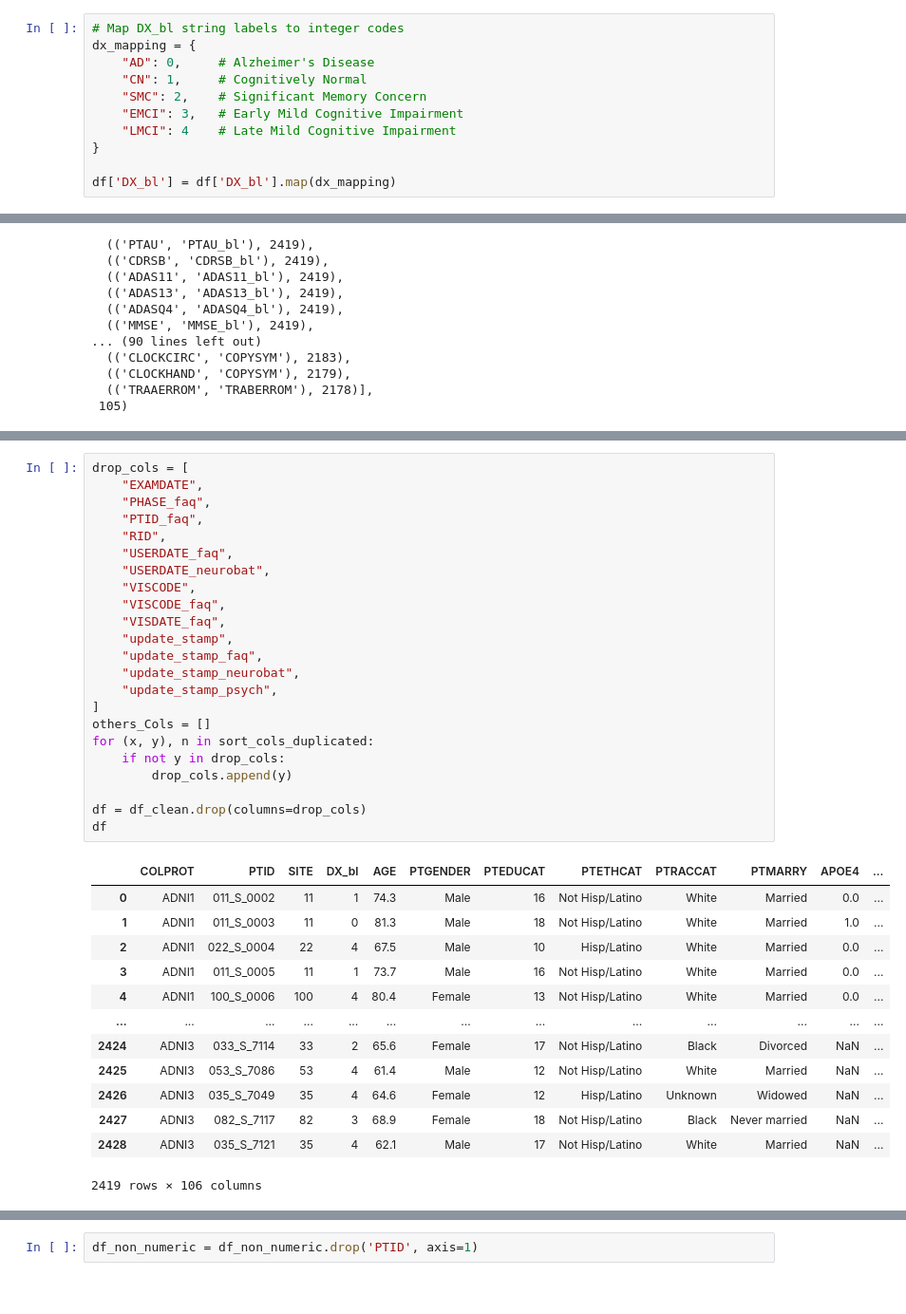
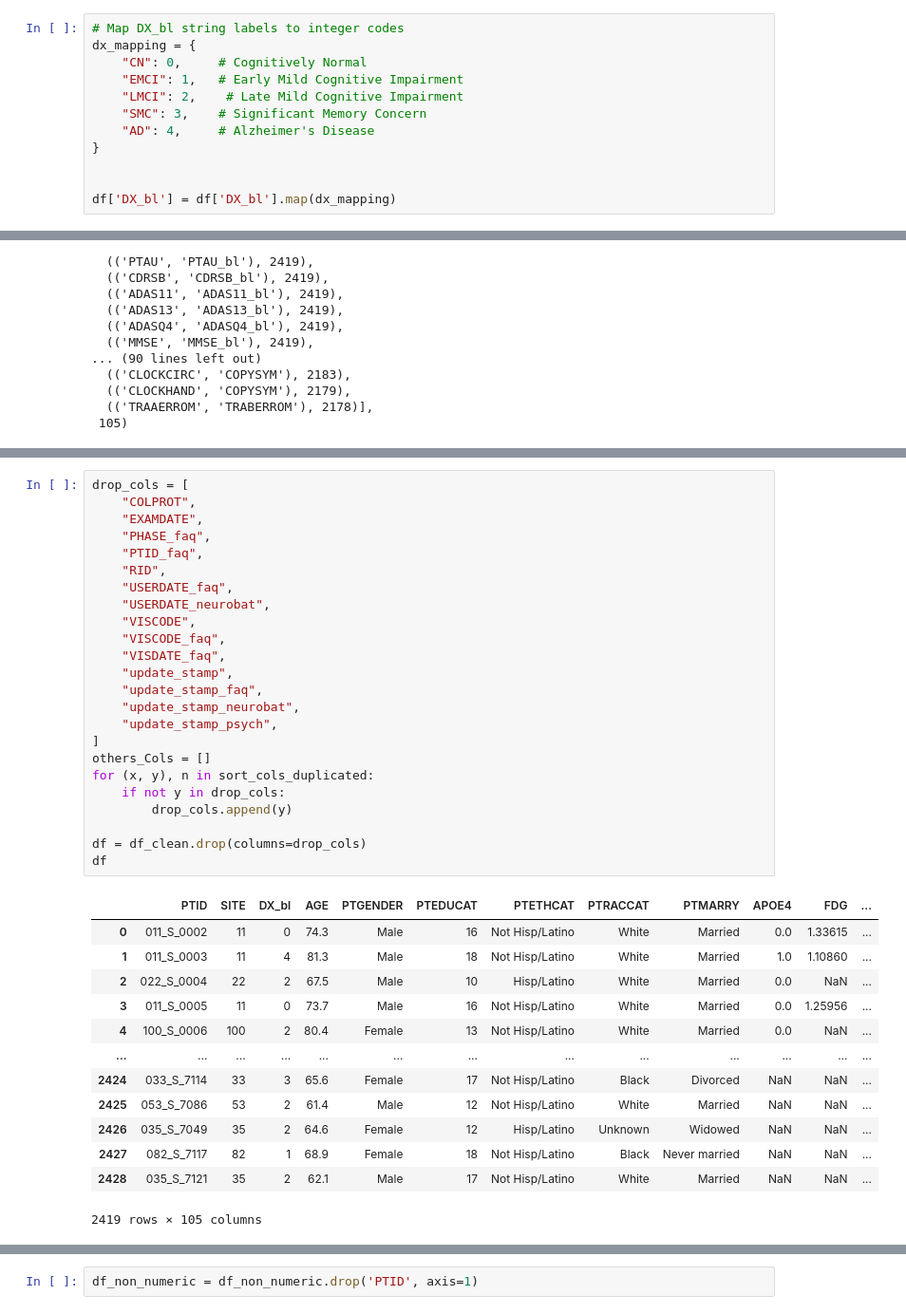
Before and after one commit to pedroogaab/Alzheimer-diagnose-ML, a Jupyter notebook: model_multi_data.ipynb, the cells around one changed output, grey strips where cells are left out. Shown at 95% size. Cells and saved outputs as stored; diff of their text form.

```diff
--- a/model_multi_data.ipynb
+++ b/model_multi_data.ipynb
@@ -102,13 +111,14 @@ Name: count, dtype: int64
 # %%
 # Map DX_bl string labels to integer codes
 dx_mapping = {
-    "AD": 0,     # Alzheimer's Disease
-    "CN": 1,     # Cognitively Normal
-    "SMC": 2,    # Significant Memory Concern
-    "EMCI": 3,   # Early Mild Cognitive Impairment
-    "LMCI": 4    # Late Mild Cognitive Impairment
+    "CN": 0,     # Cognitively Normal
+    "EMCI": 1,   # Early Mild Cognitive Impairment
+    "LMCI": 2,    # Late Mild Cognitive Impairment
+    "SMC": 3,    # Significant Memory Concern
+    "AD": 4,     # Alzheimer's Disease
 }
 
+
 df['DX_bl'] = df['DX_bl'].map(dx_mapping)
 # %%
 df['DX_bl'].value_counts()
@@ -197,41 +207,42 @@ df_clean
 2419 rows × 189 columns
 # %%
 drop_cols = [
+    "COLPROT",
     "EXAMDATE",
     "PHASE_faq",
     "PTID_faq",
     "RID",
     "USERDATE_faq",
     "USERDATE_neurobat",
     "VISCODE",
     "VISCODE_faq",
     "VISDATE_faq",
     "update_stamp",
     "update_stamp_faq",
     "update_stamp_neurobat",
     "update_stamp_psych",
 ]
 others_Cols = []
 for (x, y), n in sort_cols_duplicated:
     if not y in drop_cols:
         drop_cols.append(y)
 
 df = df_clean.drop(columns=drop_cols)
 df
 # %% [output]
-|  | COLPROT | PTID | SITE | DX_bl | AGE | PTGENDER | PTEDUCAT | PTETHCAT | PTRACCAT | PTMARRY | APOE4 | ... |
-| 0 | ADNI1 | 011_S_0002 | 11 | 1 | 74.3 | Male | 16 | Not Hisp/Latino | White | Married | 0.0 | ... |
-| 1 | ADNI1 | 011_S_0003 | 11 | 0 | 81.3 | Male | 18 | Not Hisp/Latino | White | Married | 1.0 | ... |
-| 2 | ADNI1 | 022_S_0004 | 22 | 4 | 67.5 | Male | 10 | Hisp/Latino | White | Married | 0.0 | ... |
-| 3 | ADNI1 | 011_S_0005 | 11 | 1 | 73.7 | Male | 16 | Not Hisp/Latino | White | Married | 0.0 | ... |
-| 4 | ADNI1 | 100_S_0006 | 100 | 4 | 80.4 | Female | 13 | Not Hisp/Latino | White | Married | 0.0 | ... |
+|  | PTID | SITE | DX_bl | AGE | PTGENDER | PTEDUCAT | PTETHCAT | PTRACCAT | PTMARRY | APOE4 | FDG | ... |
+| 0 | 011_S_0002 | 11 | 0 | 74.3 | Male | 16 | Not Hisp/Latino | White | Married | 0.0 | 1.33615 | ... |
+| 1 | 011_S_0003 | 11 | 4 | 81.3 | Male | 18 | Not Hisp/Latino | White | Married | 1.0 | 1.10860 | ... |
+| 2 | 022_S_0004 | 22 | 2 | 67.5 | Male | 10 | Hisp/Latino | White | Married | 0.0 | NaN | ... |
+| 3 | 011_S_0005 | 11 | 0 | 73.7 | Male | 16 | Not Hisp/Latino | White | Married | 0.0 | 1.25956 | ... |
+| 4 | 100_S_0006 | 100 | 2 | 80.4 | Female | 13 | Not Hisp/Latino | White | Married | 0.0 | NaN | ... |
 | ... | ... | ... | ... | ... | ... | ... | ... | ... | ... | ... | ... | ... |
-| 2424 | ADNI3 | 033_S_7114 | 33 | 2 | 65.6 | Female | 17 | Not Hisp/Latino | Black | Divorced | NaN | ... |
-| 2425 | ADNI3 | 053_S_7086 | 53 | 4 | 61.4 | Male | 12 | Not Hisp/Latino | White | Married | NaN | ... |
-| 2426 | ADNI3 | 035_S_7049 | 35 | 4 | 64.6 | Female | 12 | Hisp/Latino | Unknown | Widowed | NaN | ... |
-| 2427 | ADNI3 | 082_S_7117 | 82 | 3 | 68.9 | Female | 18 | Not Hisp/Latino | Black | Never married | NaN | ... |
-| 2428 | ADNI3 | 035_S_7121 | 35 | 4 | 62.1 | Male | 17 | Not Hisp/Latino | White | Married | NaN | ... |
+| 2424 | 033_S_7114 | 33 | 3 | 65.6 | Female | 17 | Not Hisp/Latino | Black | Divorced | NaN | NaN | ... |
+| 2425 | 053_S_7086 | 53 | 2 | 61.4 | Male | 12 | Not Hisp/Latino | White | Married | NaN | NaN | ... |
+| 2426 | 035_S_7049 | 35 | 2 | 64.6 | Female | 12 | Hisp/Latino | Unknown | Widowed | NaN | NaN | ... |
+| 2427 | 082_S_7117 | 82 | 1 | 68.9 | Female | 18 | Not Hisp/Latino | Black | Never married | NaN | NaN | ... |
+| 2428 | 035_S_7121 | 35 | 2 | 62.1 | Male | 17 | Not Hisp/Latino | White | Married | NaN | NaN | ... |
-2419 rows × 106 columns
+2419 rows × 105 columns
 # %%
 non_numeric_features = df.select_dtypes(exclude=['number']).columns
 print("Non-numeric features:", non_numeric_features)
```
Also changed, not shown: parts of 22 cells of this notebook.
